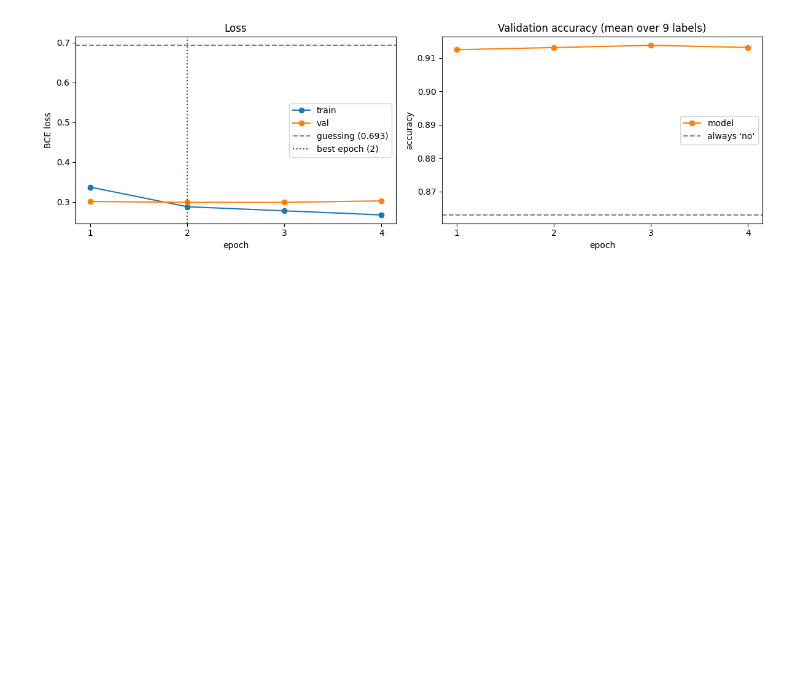
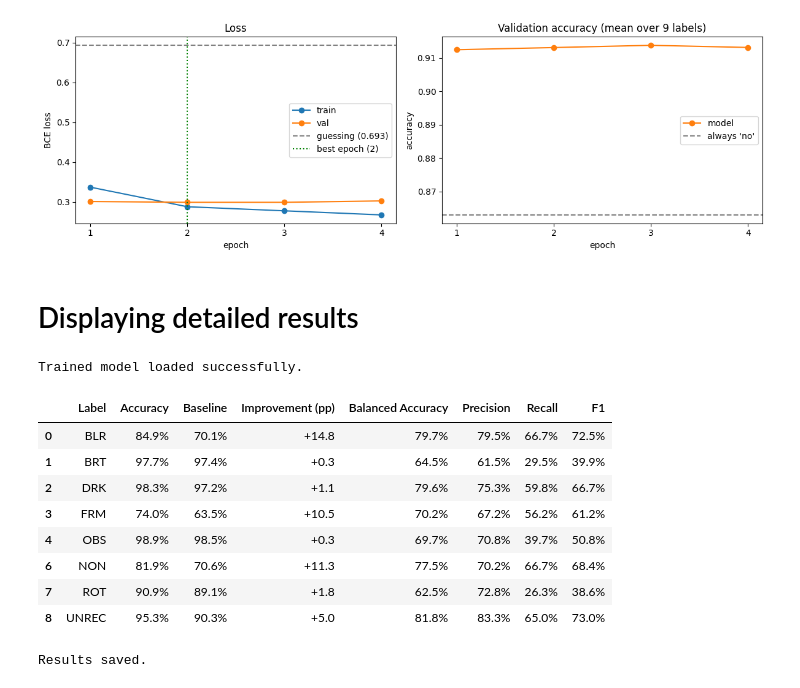
Before and after one commit to Dan2222001/CS470-image-quality-project, a Jupyter notebook: CS470_image_quality_project.ipynb, the cells around one changed output. Cells and saved outputs as stored; diff of their text form; code cells hidden in the pictures; blank space fills up the shorter version.

Commit message:
Added code for more detailed output evaluation. All new code is in new cells. No old code cells were touched. text file has details on what each thing in the results means

```diff
--- a/CS470_image_quality_project.ipynb
+++ b/CS470_image_quality_project.ipynb
@@ -78,0 +81,7 @@ Data folder: C:\Users\kevin\image quality\vizwiz | exists: True
+# %%
+from pathlib import Path
+
+DATA = Path(DATA)
+
+print("Dataset path:", DATA)
+print("Dataset exists:", DATA.exists())
@@ -462,3 +478,5 @@ plt.show()
 ['epoch', 'train_loss', 'val_loss', 'mean_val_acc']
 always-'no' accuracy: 0.8629534244537354
 [figure]
+# %% [markdown]
+# Displaying detailed results
@@ -464,0 +534,49 @@ always-'no' accuracy: 0.8629534244537354
+# %%
+#Load saved model
+from pathlib import Path
+
+MODEL_PATH = Path.cwd() / "bis_model" / "resnet18_bis.pt"
+
+model.load_state_dict(
+    torch.load(MODEL_PATH, map_location=device, weights_only=True)
+)
+
+model.eval()
+
+print("Trained model loaded successfully.")
+# %% [output]
+Trained model loaded successfully.
+# %%
+#Print results
+results = evaluate_detailed(model, val_loader)
+
+display_results = results[results["Label"] != "OTH"] #Exclude the "Other" catergory
+display(display_results.style.format({
+    "Accuracy": "{:.1%}",
+    "Baseline": "{:.1%}",
+    "Improvement (pp)": "{:+.1f}",
+    "Balanced Accuracy": "{:.1%}",
+    "Precision": "{:.1%}",
+    "Recall": "{:.1%}",
+    "F1": "{:.1%}"
+}))
+# %% [output]
+|  | Label | Accuracy | Baseline | Improvement (pp) | Balanced Accuracy | Precision | Recall | F1 |
+| 0 | BLR | 84.9% | 70.1% | +14.8 | 79.7% | 79.5% | 66.7% | 72.5% |
+| 1 | BRT | 97.7% | 97.4% | +0.3 | 64.5% | 61.5% | 29.5% | 39.9% |
+| 2 | DRK | 98.3% | 97.2% | +1.1 | 79.6% | 75.3% | 59.8% | 66.7% |
+| 3 | FRM | 74.0% | 63.5% | +10.5 | 70.2% | 67.2% | 56.2% | 61.2% |
+| 4 | OBS | 98.9% | 98.5% | +0.3 | 69.7% | 70.8% | 39.7% | 50.8% |
+| 6 | NON | 81.9% | 70.6% | +11.3 | 77.5% | 70.2% | 66.7% | 68.4% |
+| 7 | ROT | 90.9% | 89.1% | +1.8 | 62.5% | 72.8% | 26.3% | 38.6% |
+| 8 | UNREC | 95.3% | 90.3% | +5.0 | 81.8% | 83.3% | 65.0% | 73.0% |
+# %%
+#Save results
+RESULTS_DIR = Path.cwd() / "results"
+RESULTS_DIR.mkdir(parents=True, exist_ok=True)
+
+display_results.to_csv(RESULTS_DIR / "per_label_metrics.csv", index=False)
+
+print("Results saved.")
+# %% [output]
+Results saved.
```
Also changed, not shown: parts of 11 cells of this notebook, 1 other file.
